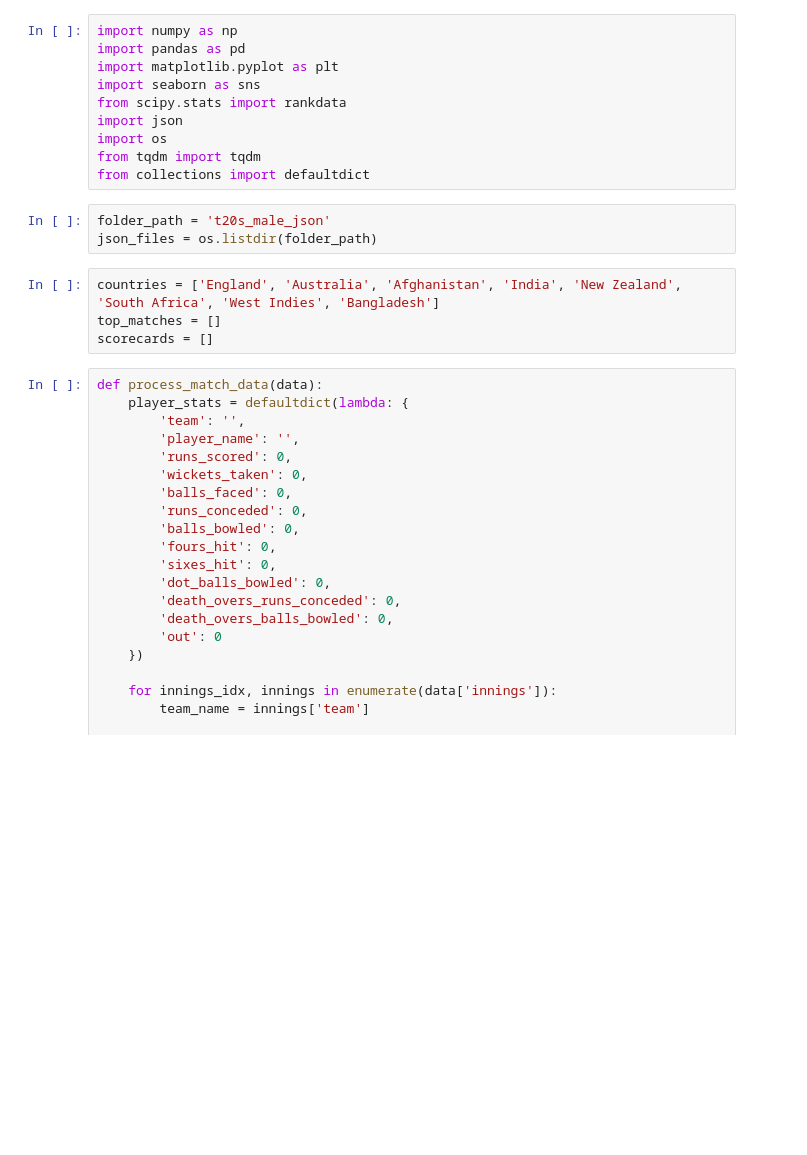
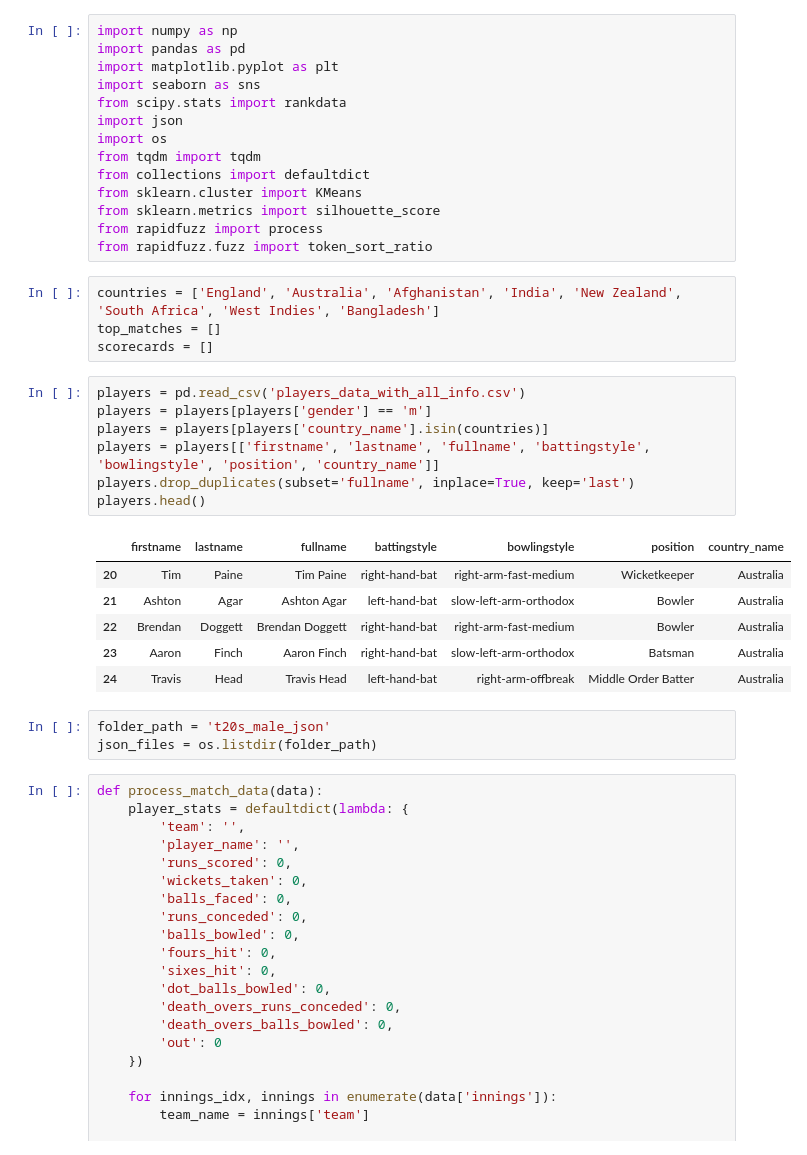
Before and after one commit to MadBonzz/ipl-auction-prediction, a Jupyter notebook: preprocess.ipynb, the cells around one changed output. Cells and saved outputs as stored; diff of their text form; blank space fills up the shorter version.

```diff
--- a/preprocess.ipynb
+++ b/preprocess.ipynb
@@ -8,13 +8,31 @@ import json
 import os
 from tqdm import tqdm
 from collections import defaultdict
+from sklearn.cluster import KMeans
+from sklearn.metrics import silhouette_score
+from rapidfuzz import process
+from rapidfuzz.fuzz import token_sort_ratio
+# %%
+countries = ['England', 'Australia', 'Afghanistan', 'India', 'New Zealand', 'South Africa', 'West Indies', 'Bangladesh']
+top_matches = []
+scorecards = []
+# %%
+players = pd.read_csv('players_data_with_all_info.csv')
+players = players[players['gender'] == 'm']
+players = players[players['country_name'].isin(countries)]
+players = players[['firstname', 'lastname', 'fullname', 'battingstyle', 'bowlingstyle', 'position', 'country_name']]
+players.drop_duplicates(subset='fullname', inplace=True, keep='last')
+players.head()
+# %% [output]
+|  | firstname | lastname | fullname | battingstyle | bowlingstyle | position | country_name |
+| 20 | Tim | Paine | Tim Paine | right-hand-bat | right-arm-fast-medium | Wicketkeeper | Australia |
+| 21 | Ashton | Agar | Ashton Agar | left-hand-bat | slow-left-arm-orthodox | Bowler | Australia |
+| 22 | Brendan | Doggett | Brendan Doggett | right-hand-bat | right-arm-fast-medium | Bowler | Australia |
+| 23 | Aaron | Finch | Aaron Finch | right-hand-bat | slow-left-arm-orthodox | Batsman | Australia |
+| 24 | Travis | Head | Travis Head | left-hand-bat | right-arm-offbreak | Middle Order Batter | Australia |
 # %%
 folder_path = 't20s_male_json'
 json_files = os.listdir(folder_path)
-# %%
-countries = ['England', 'Australia', 'Afghanistan', 'India', 'New Zealand', 'South Africa', 'West Indies', 'Bangladesh']
-top_matches = []
-scorecards = []
 # %%
 def process_match_data(data):
     player_stats = defaultdict(lambda: {
```
Also changed, not shown: parts of 52 cells of this notebook, 21 other files.
